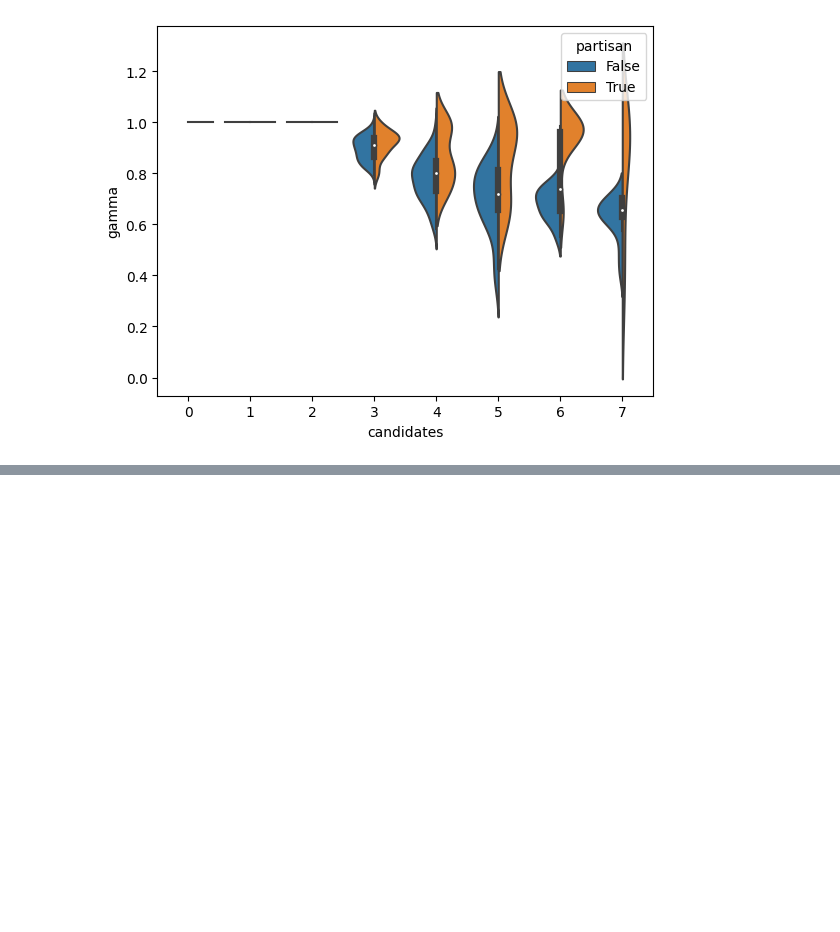
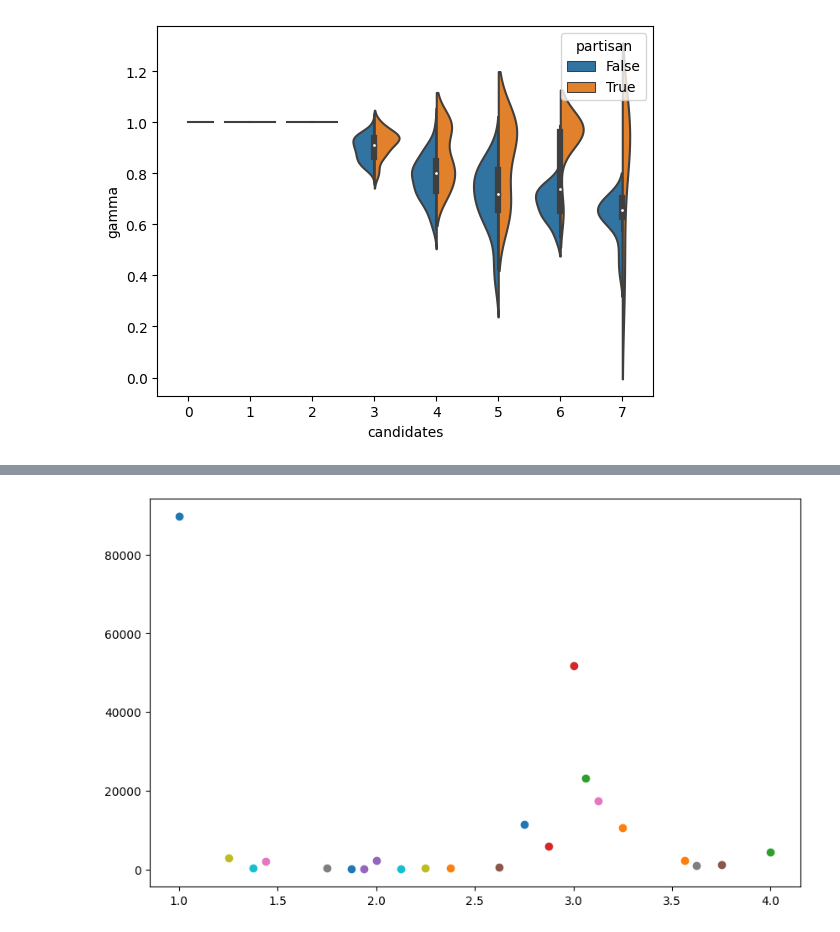
Before and after one commit to ericssimpson/voting-analysis-tools, a Jupyter notebook: team_arrow/cvr_class/permutations.ipynb, the cells around one changed output, grey strips where cells are left out. Drawn from its saved outputs; the diff is of its cells as text; code cells hidden in the pictures; blank space fills up the shorter version.

```diff
--- a/team_arrow/cvr_class/permutations.ipynb
+++ b/team_arrow/cvr_class/permutations.ipynb
@@ -228,0 +319,7 @@ sns.violinplot(data=df, x="candidates", y="gamma", hue="partisan", split=True)
+# %%
+plt.figure(figsize=(10, 6))
+
+for x, y in positions.items():
+    plt.scatter(x, y)
+# %% [output]
+[figure, added]
```
Also changed, not shown: parts of 1 cell of this notebook.
